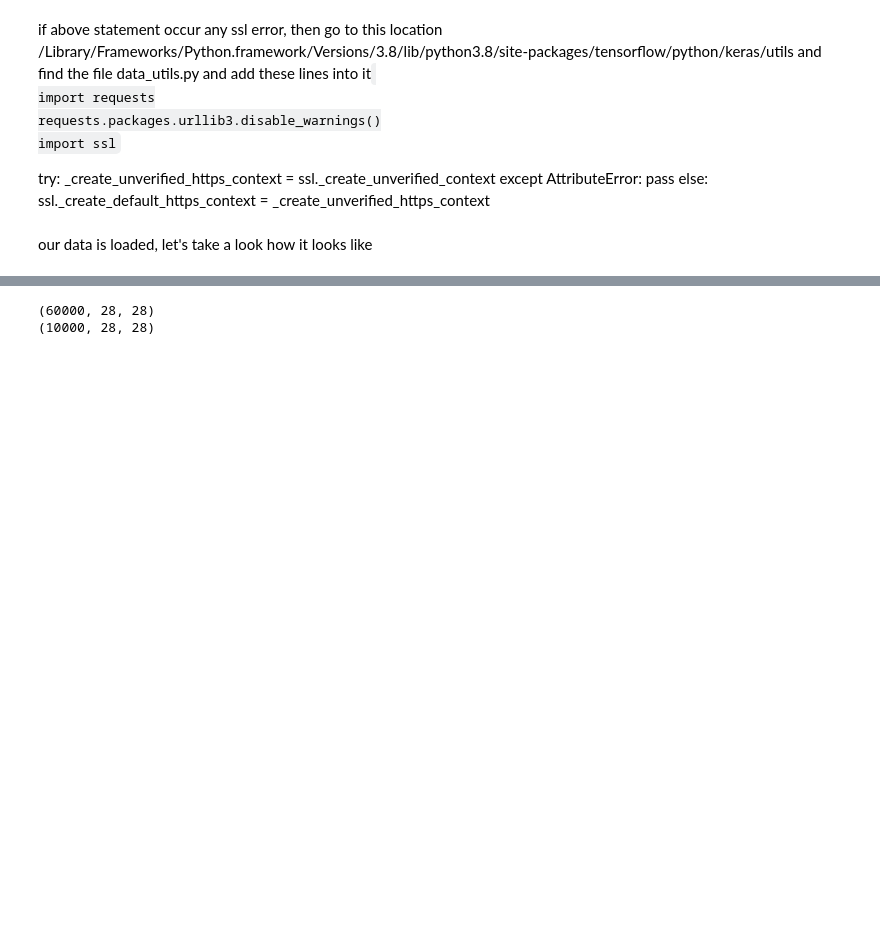
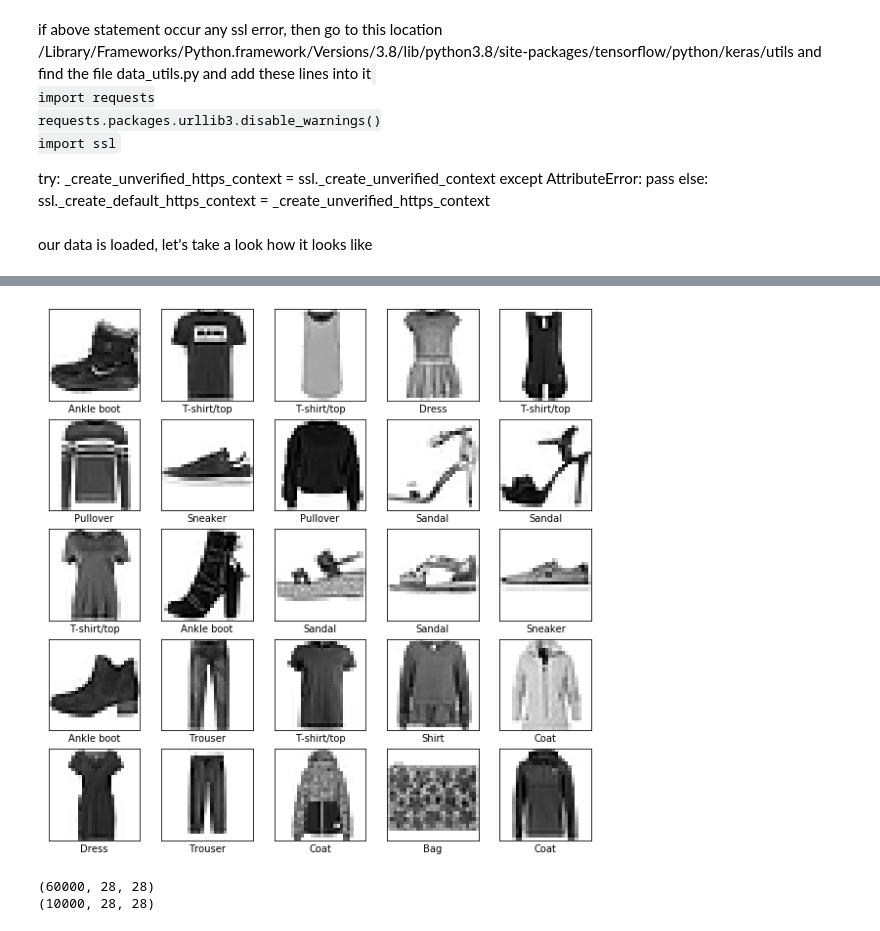
Before and after one commit to VrushankPatel/Data-Science-tuts, a Jupyter notebook: Deep learning/Tensorflow/Tensorflow-basics.ipynb, the cells around one changed output, grey strips where cells are left out. Cells and saved outputs as stored; diff of their text form; code cells hidden in the pictures; blank space fills up the shorter version.

```diff
--- a/Deep learning/Tensorflow/Tensorflow-basics.ipynb
+++ b/Deep learning/Tensorflow/Tensorflow-basics.ipynb
@@ -171,3 +183,17 @@ plt.imshow(training_images[42])
+# %%
+class_names = ['T-shirt/top', 'Trouser', 'Pullover', 'Dress', 'Coat',
+               'Sandal', 'Shirt', 'Sneaker', 'Bag', 'Ankle boot']
+plt.figure(figsize=(10,10))
+for i in range(25):
+    plt.subplot(5,5,i+1)
+    plt.xticks([])
+    plt.yticks([])
+    plt.grid(False)
+    plt.imshow(training_images[i], cmap=plt.cm.binary)
+    plt.xlabel(class_names[training_labels[i]])
+plt.show()
+# %% [output]
+[figure, added]
 # %%
 # here, we've 60000 images for training and 10000 images for testing
 print(training_images.shape)
```
Also changed, not shown: parts of 15 cells of this notebook, 1 other file.
